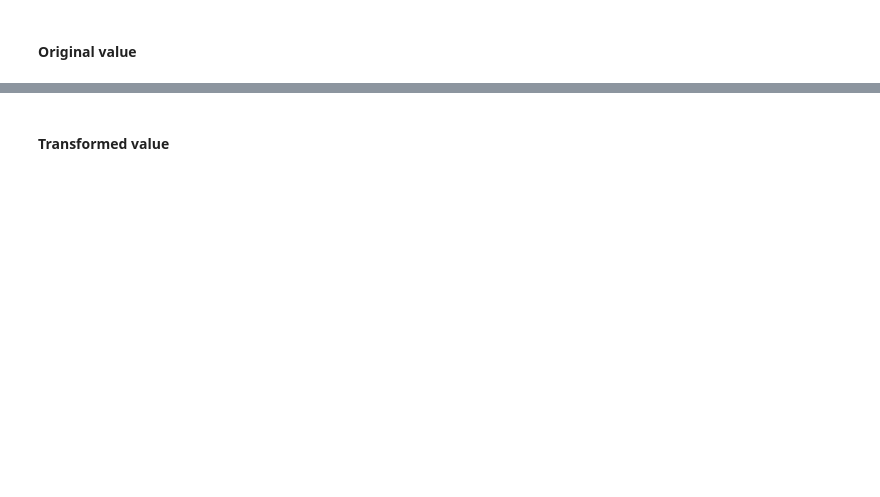
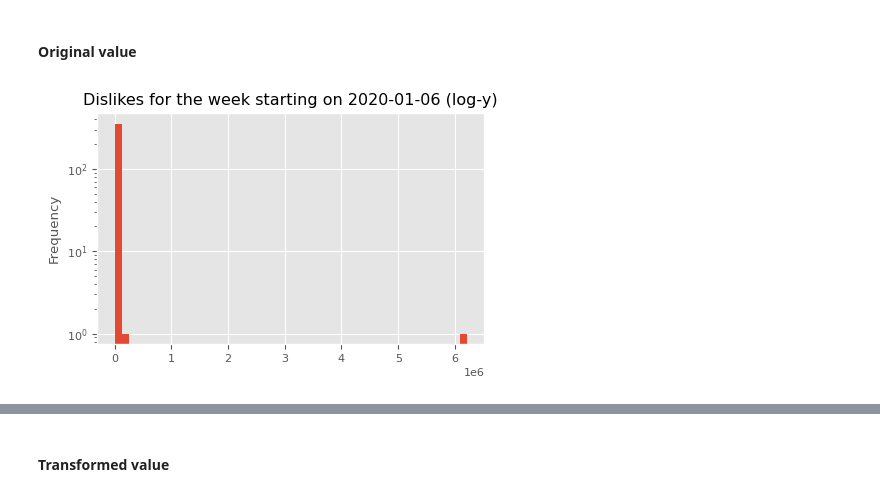
Before and after one commit to DataLabTechTV/postgresql-maximalism, a Jupyter notebook: notebooks/visualization.ipynb, the cells around one changed output, grey strips where cells are left out. Drawn from its saved outputs; the diff is of its cells as text; code cells hidden in the pictures; blank space fills up the shorter version.

```diff
--- a/notebooks/visualization.ipynb
+++ b/notebooks/visualization.ipynb
@@ -158,2 +161,10 @@ weekly_dislikes
 # %% [markdown]
 #### Original value
+# %%
+weekly_dislikes["dislikes"].plot.hist(
+    title="Dislikes for the week starting on 2020-01-06 (log-y)",
+    bins=50,
+    logy=True,
+);
+# %% [output]
+[figure, added]
```
Also changed, not shown: parts of 11 cells of this notebook, 3 other files.
